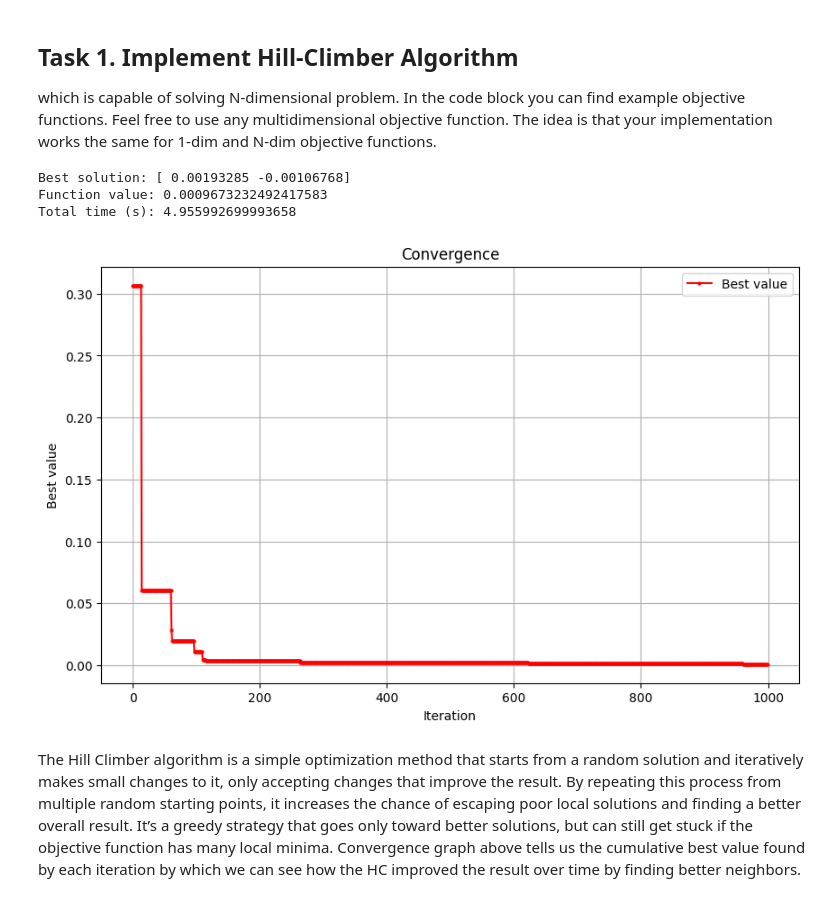
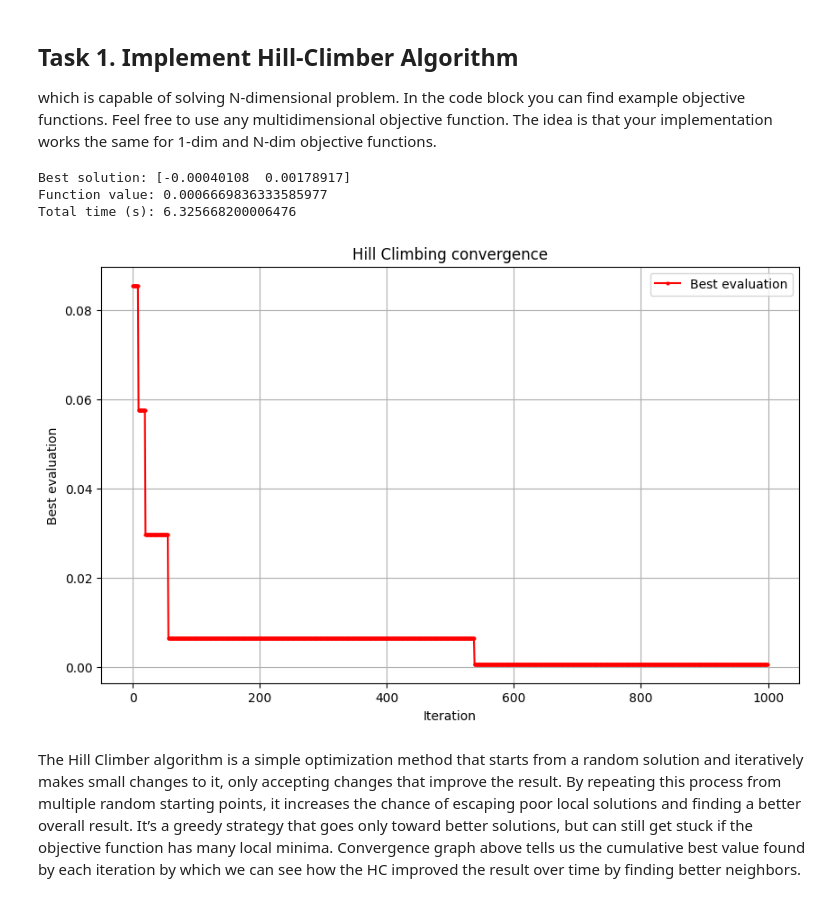
Before and after one commit to MarioSomodi/Optimization-Algorithms, a Jupyter notebook: OABOEC_Project_Mario_Somodi.ipynb, the cells around one changed output. Saved outputs shown, nothing was run; the diff lists cells and outputs as text; code cells hidden in the pictures.

```diff
--- a/OABOEC_Project_Mario_Somodi.ipynb
+++ b/OABOEC_Project_Mario_Somodi.ipynb
@@ -223,36 +223,36 @@
 # %%
 from util.plot import plot_convergence
 from objective_functions.rastrigin import RastriginObjective
 from algorithms.hill_climber import HillClimber
 
 def run_hill_climber(dim=2, step_size=0.55, max_iter=1000, local_search_iter=500):
 
     rastrigin_obj = RastriginObjective(dim=dim)
 
     hc = HillClimber(
         objective=rastrigin_obj,
         step_size=step_size,
         max_iter=max_iter,
         local_search_iter=local_search_iter
     )
 
     hc.run()
     summary = hc.summary()
 
     print("Best solution:", summary['best_solution'])
     print("Function value:", summary['best_evaluation'])
     print("Total time (s):", summary['total_time'])
 
     return summary
 
 result_hc = run_hill_climber()
 
-plot_convergence(result_hc['history'])
+plot_convergence(result_hc['history'], "Hill Climbing convergence", "Best evaluation")
 # %% [output]
-Best solution: [ 0.00193285 -0.00106768]
-Function value: 0.0009673232492417583
-Total time (s): 4.955992699993658
+Best solution: [-0.00040108  0.00178917]
+Function value: 0.0006669836333585977
+Total time (s): 6.325668200006476
-[figure, old version]
+[figure, new version]
 # %% [markdown]
 The Hill Climber algorithm is a simple optimization method that starts from a random solution and iteratively makes small changes to it, only accepting changes that improve the result. By repeating this process from multiple random starting points, it increases the chance of escaping poor local solutions and finding a better overall result. It’s a greedy strategy that goes only toward better solutions, but can still get stuck if the objective function has many local minima.
 Convergence graph above tells us the cumulative best value found by each iteration by which we can see how the HC improved the result over time by finding better neighbors.
```
Also changed, not shown: parts of 23 cells of this notebook, 1 other file.
